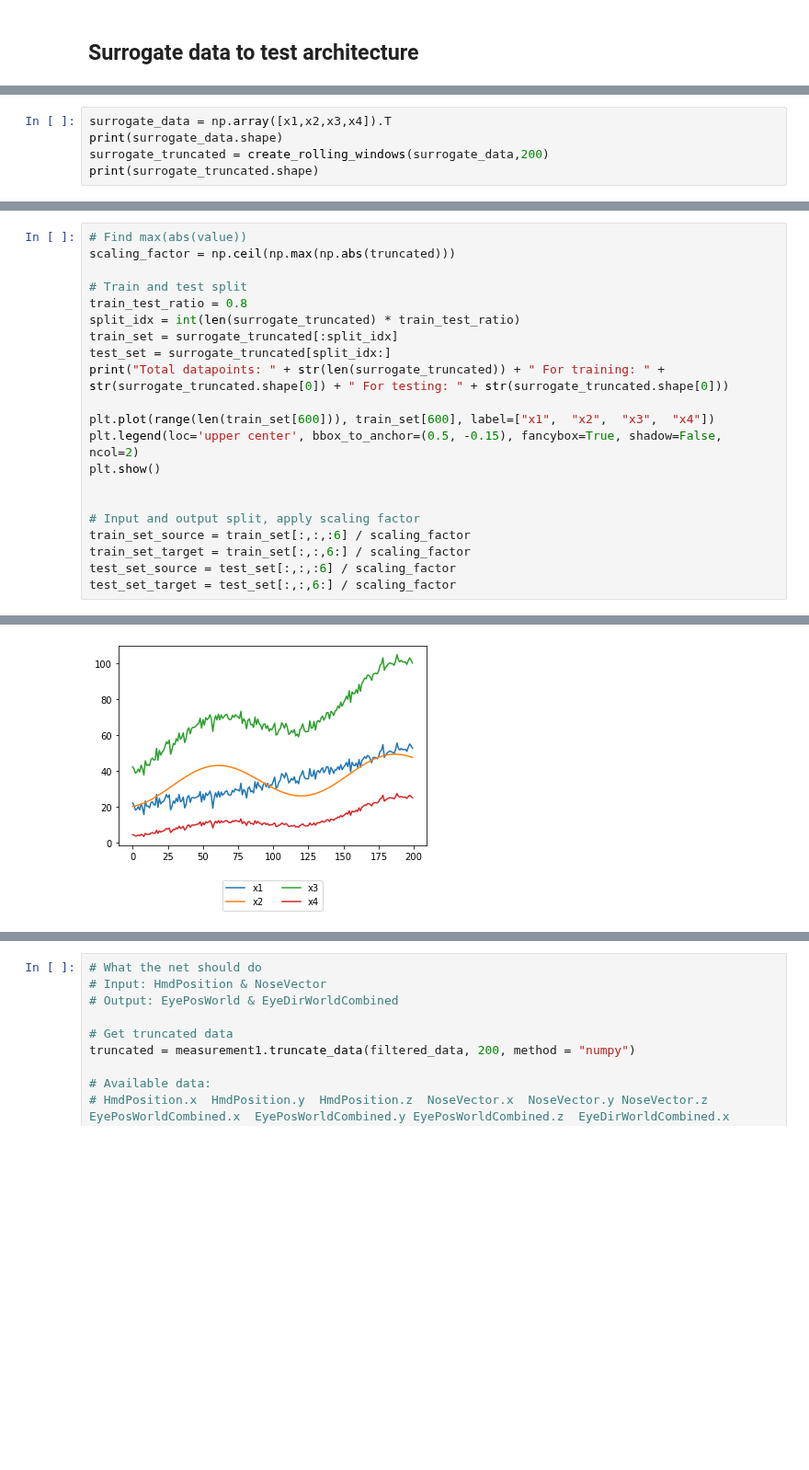
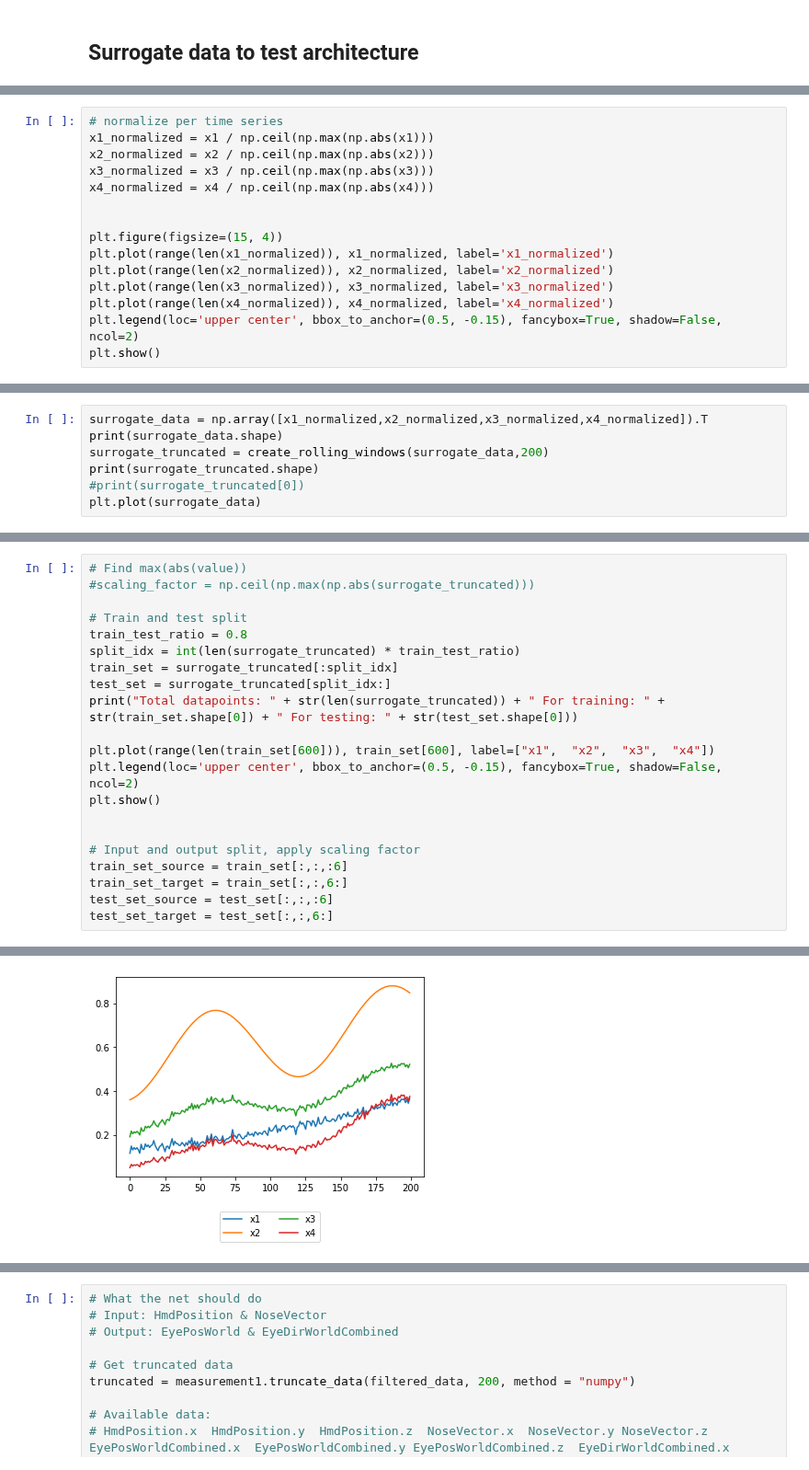
Before and after one commit to StefB4/Head2Eye, a Jupyter notebook: Seq2Seq.ipynb, the cells around one changed output, grey strips where cells are left out. Shown at 92% size. Drawn from its saved outputs; the diff is of its cells as text; blank space fills up the shorter version.

```diff
--- a/Seq2Seq.ipynb
+++ b/Seq2Seq.ipynb
@@ -191,3 +192,18 @@ plt.legend(loc='upper center', bbox_to_anchor=(0.5, -0.15), fancybox=True, shado
 plt.show()
 # %% [output]
 [figure]
+# %%
+# normalize per time series
+x1_normalized = x1 / np.ceil(np.max(np.abs(x1)))
+x2_normalized = x2 / np.ceil(np.max(np.abs(x2)))
+x3_normalized = x3 / np.ceil(np.max(np.abs(x3)))
+x4_normalized = x4 / np.ceil(np.max(np.abs(x4)))
+
+
+plt.figure(figsize=(15, 4))
+plt.plot(range(len(x1_normalized)), x1_normalized, label='x1_normalized')
+plt.plot(range(len(x2_normalized)), x2_normalized, label='x2_normalized')
+plt.plot(range(len(x3_normalized)), x3_normalized, label='x3_normalized')
+plt.plot(range(len(x4_normalized)), x4_normalized, label='x4_normalized')
+plt.legend(loc='upper center', bbox_to_anchor=(0.5, -0.15), fancybox=True, shadow=False, ncol=2)
+plt.show()
@@ -194,8 +212,10 @@ plt.show()
 # %%
-surrogate_data = np.array([x1,x2,x3,x4]).T
+surrogate_data = np.array([x1_normalized,x2_normalized,x3_normalized,x4_normalized]).T
 print(surrogate_data.shape)
 surrogate_truncated = create_rolling_windows(surrogate_data,200)
 print(surrogate_truncated.shape)
+#print(surrogate_truncated[0])
+plt.plot(surrogate_data)
 # %% [output]
 (1000, 4)
 (801, 200, 4)
@@ -202,13 +227,13 @@ print(surrogate_truncated.shape)
 # %%
 # Find max(abs(value))
-scaling_factor = np.ceil(np.max(np.abs(truncated)))
+#scaling_factor = np.ceil(np.max(np.abs(surrogate_truncated)))
 
 # Train and test split
 train_test_ratio = 0.8
 split_idx = int(len(surrogate_truncated) * train_test_ratio)
 train_set = surrogate_truncated[:split_idx]
 test_set = surrogate_truncated[split_idx:]
-print("Total datapoints: " + str(len(surrogate_truncated)) + " For training: " + str(surrogate_truncated.shape[0]) + " For testing: " + str(surrogate_truncated.shape[0]))
+print("Total datapoints: " + str(len(surrogate_truncated)) + " For training: " + str(train_set.shape[0]) + " For testing: " + str(test_set.shape[0]))
 
 plt.plot(range(len(train_set[600])), train_set[600], label=["x1",  "x2",  "x3",  "x4"])
 plt.legend(loc='upper center', bbox_to_anchor=(0.5, -0.15), fancybox=True, shadow=False, ncol=2)
@@ -216,8 +241,8 @@ plt.show()
 
 
 # Input and output split, apply scaling factor
-train_set_source = train_set[:,:,:6] / scaling_factor
-train_set_target = train_set[:,:,6:] / scaling_factor
-test_set_source = test_set[:,:,:6] / scaling_factor
-test_set_target = test_set[:,:,6:] / scaling_factor
+train_set_source = train_set[:,:,:6]
+train_set_target = train_set[:,:,6:]
+test_set_source = test_set[:,:,:6]
+test_set_target = test_set[:,:,6:]
 # %% [output]
@@ -225 +250 @@ Total datapoints: 801 For training: 801 For testing: 801
-[figure, old version]
+[figure, new version]
```
Also changed, not shown: parts of 13 cells of this notebook.
